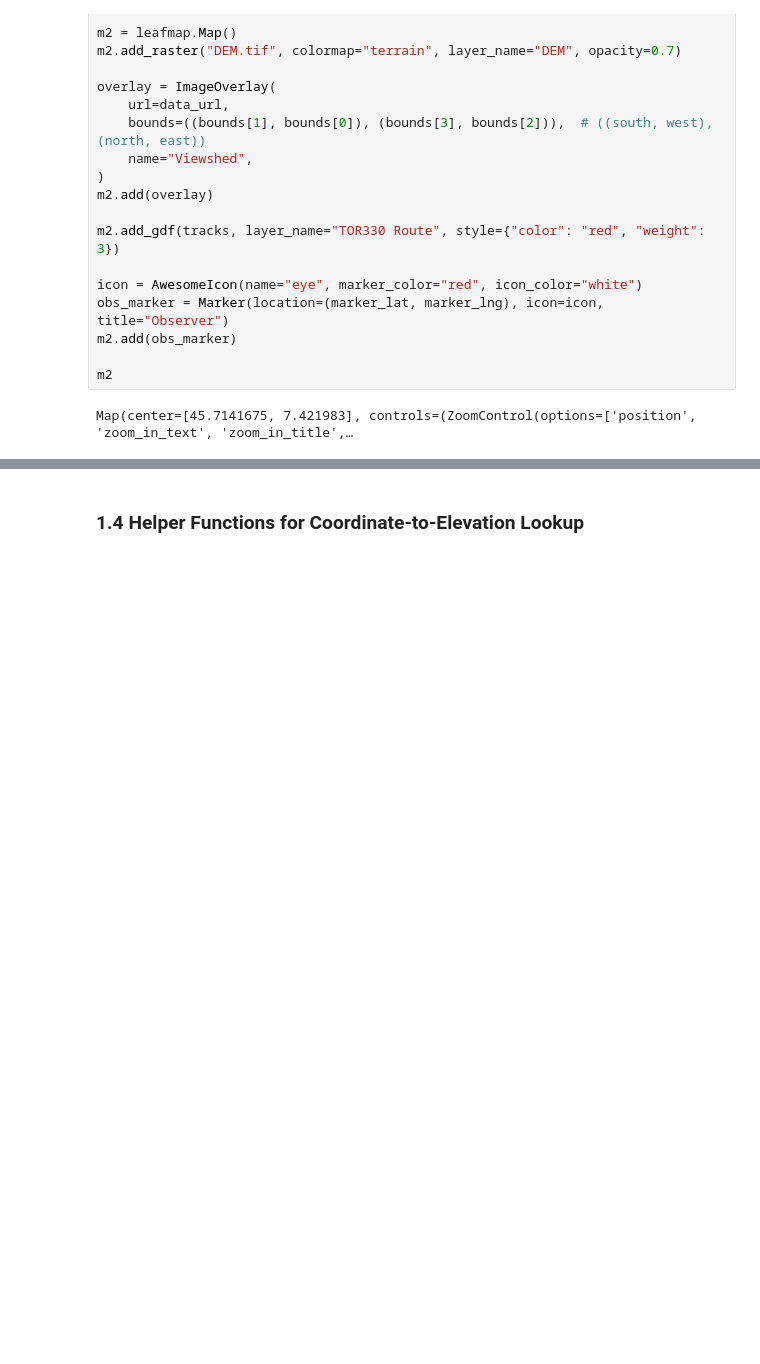
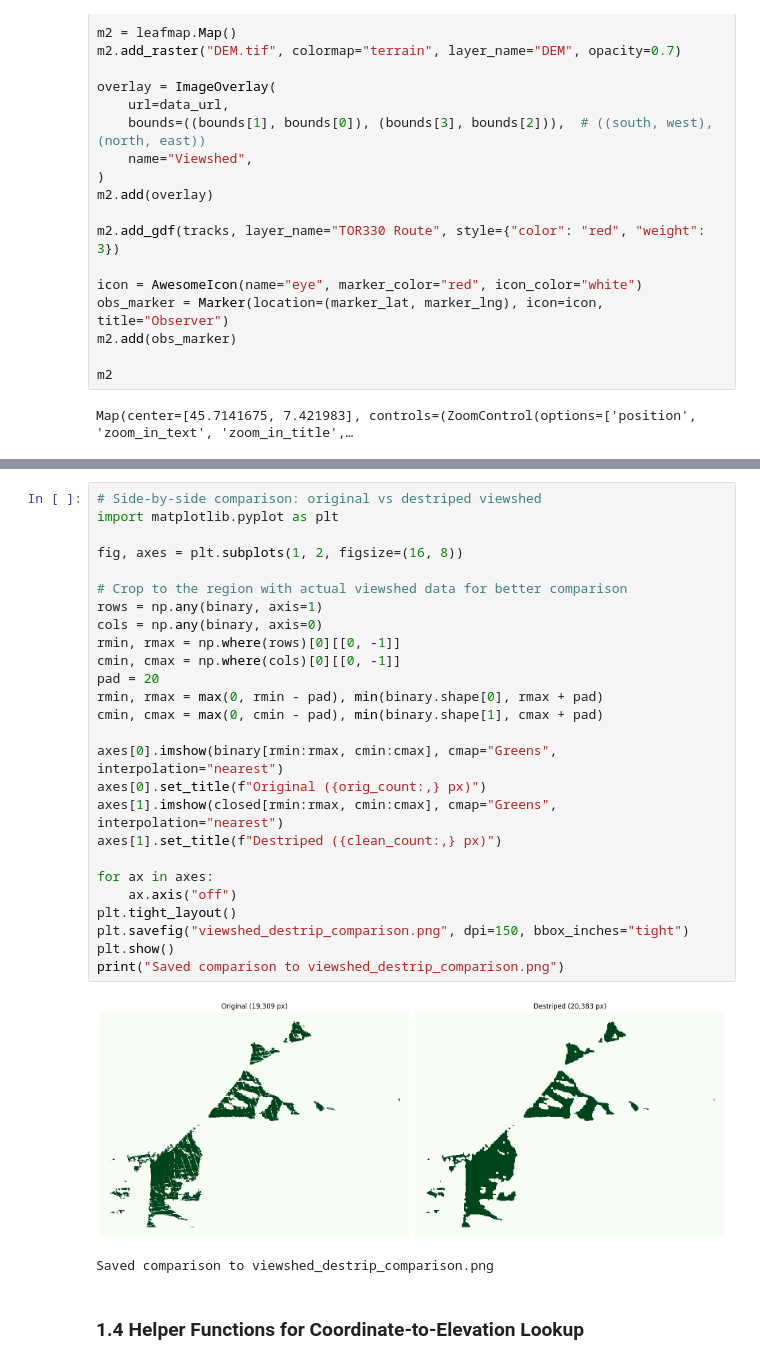
Before and after one commit to lniemi/trailradar, a Jupyter notebook: los_module/los_module_research.ipynb, the cells around one changed output, grey strips where cells are left out. Drawn from its saved outputs; the diff is of its cells as text; blank space fills up the shorter version.

```diff
--- a/los_module/los_module_research.ipynb
+++ b/los_module/los_module_research.ipynb
@@ -210,2 +248,31 @@ Map(center=[45.7141675, 7.421983], controls=(ZoomControl(options=['position', 'z
+# %%
+# Side-by-side comparison: original vs destriped viewshed
+import matplotlib.pyplot as plt
+
+fig, axes = plt.subplots(1, 2, figsize=(16, 8))
+
+# Crop to the region with actual viewshed data for better comparison
+rows = np.any(binary, axis=1)
+cols = np.any(binary, axis=0)
+rmin, rmax = np.where(rows)[0][[0, -1]]
+cmin, cmax = np.where(cols)[0][[0, -1]]
+pad = 20
+rmin, rmax = max(0, rmin - pad), min(binary.shape[0], rmax + pad)
+cmin, cmax = max(0, cmin - pad), min(binary.shape[1], cmax + pad)
+
+axes[0].imshow(binary[rmin:rmax, cmin:cmax], cmap="Greens", interpolation="nearest")
+axes[0].set_title(f"Original ({orig_count:,} px)")
+axes[1].imshow(closed[rmin:rmax, cmin:cmax], cmap="Greens", interpolation="nearest")
+axes[1].set_title(f"Destriped ({clean_count:,} px)")
+
+for ax in axes:
+    ax.axis("off")
+plt.tight_layout()
+plt.savefig("viewshed_destrip_comparison.png", dpi=150, bbox_inches="tight")
+plt.show()
+print("Saved comparison to viewshed_destrip_comparison.png")
+# %% [output]
+[figure, added]
+Saved comparison to viewshed_destrip_comparison.png
 # %% [markdown]
 ### 1.4 Helper Functions for Coordinate-to-Elevation Lookup
```
Also changed, not shown: parts of 3 cells of this notebook, 8 other files.
